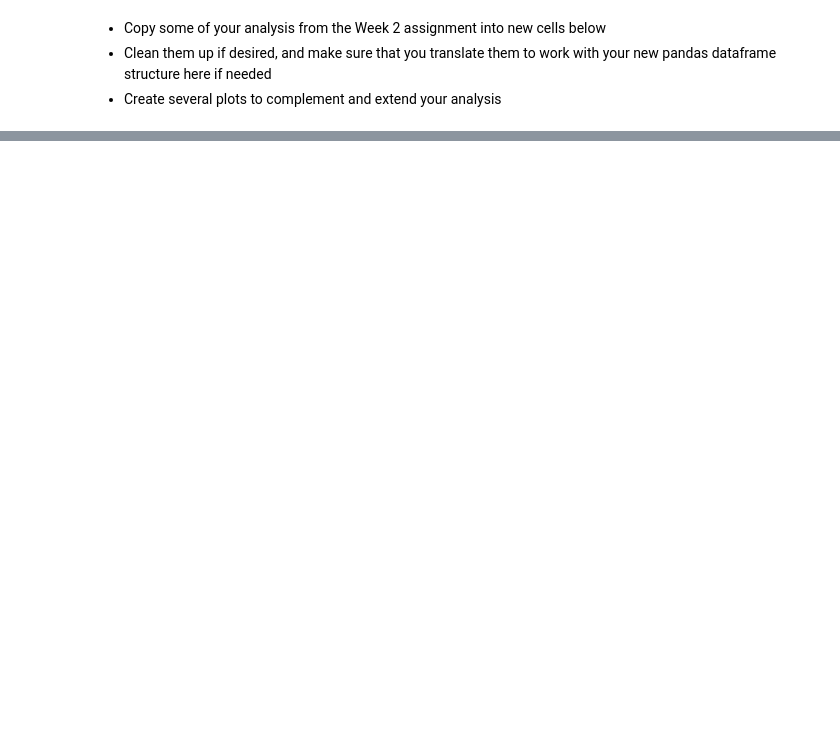
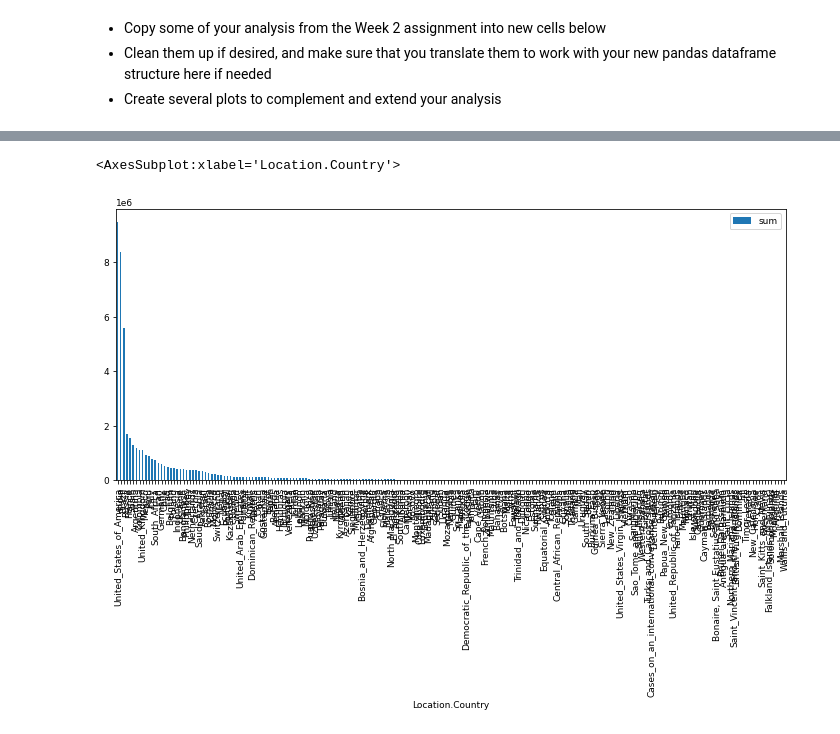
Before and after one commit to ollill0823/002.UCLA_extension_csx4501, a Jupyter notebook: W003/Assignment/Assignment03_Chen Wang.ipynb, the cells around one changed output, grey strips where cells are left out. Cells and saved outputs as stored; diff of their text form; code cells hidden in the pictures; blank space fills up the shorter version.

```diff
--- a/W003/Assignment/Assignment03_Chen Wang.ipynb
+++ b/W003/Assignment/Assignment03_Chen Wang.ipynb
@@ -245,0 +270,3 @@ ValueError: pie requires either y column or 'subplots=True'
+# %%
+ar=covid_df.groupby('Location.Country')['Data.Cases'].agg(sum='sum')
+ar
@@ -245,0 +288,3 @@ ValueError: pie requires either y column or 'subplots=True'
+# %%
+ab=ar.sort_values(by='sum',ascending=False)
+ab
@@ -245,0 +306,6 @@ ValueError: pie requires either y column or 'subplots=True'
+# %%
+ab.plot(kind='bar',
+       figsize=(12,5))
+# %% [output]
+<AxesSubplot:xlabel='Location.Country'>
+[figure, added]
```
Also changed, not shown: parts of 13 cells of this notebook, 1 other file.
